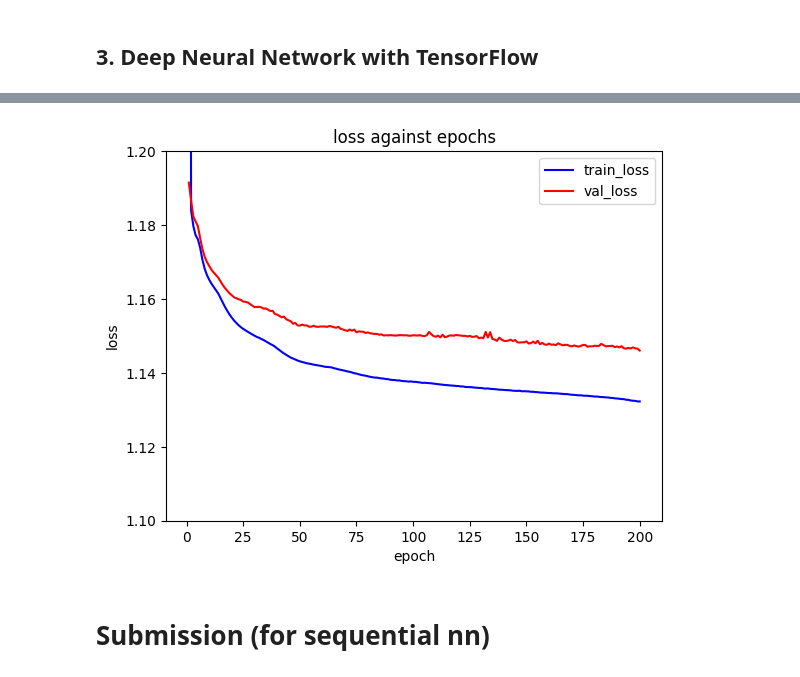
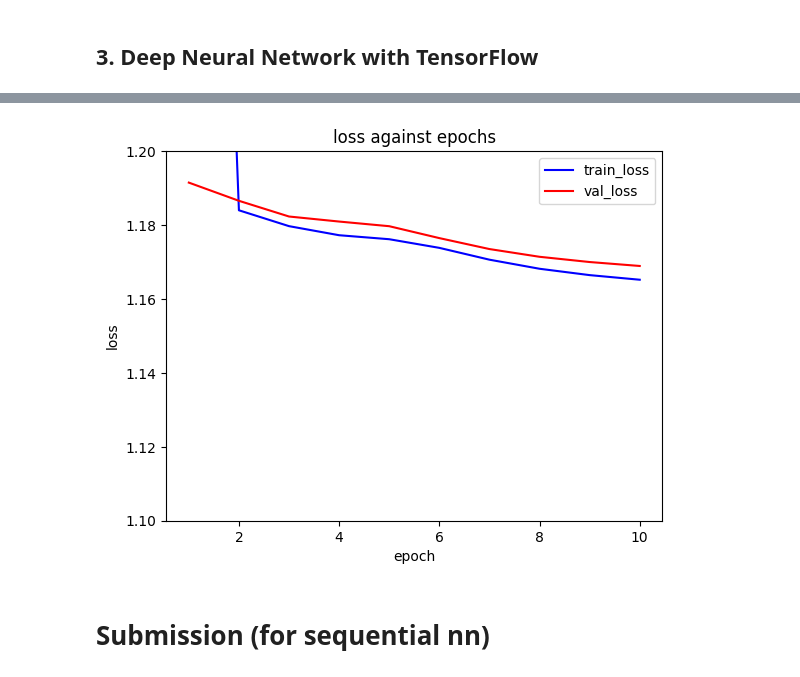
Before and after one commit to milkbottledude/Kaggle-Insurance_Machine_Learning, a Jupyter notebook: insurance-regression-machine-learning.ipynb, the cells around one changed output, grey strips where cells are left out. Cells and saved outputs as stored; diff of their text form; code cells hidden in the pictures.

```diff
--- a/insurance-regression-machine-learning.ipynb
+++ b/insurance-regression-machine-learning.ipynb
@@ -230,7 +230,7 @@ X_mocktest = scaler.fit_transform(X_mocktest)
 
 # training the model
 batchsize = 100
-epochnumber = 200
+epochnumber = 10
 history = seqmodel.fit(X_train, y_train, epochs=epochnumber, batch_size=batchsize, validation_data=(X_mocktest, y_mocktest))
 # seqmodel.evaluate(X_mocktest, y_mocktest, batch_size=batchsize)
 
@@ -273,4 +276,4 @@ Epoch 200/200
-[figure, old version]
+[figure, new version]
 # %% [markdown]
 # Submission (for sequential nn)
 # %%
```
Also changed, not shown: parts of 2 cells of this notebook.
